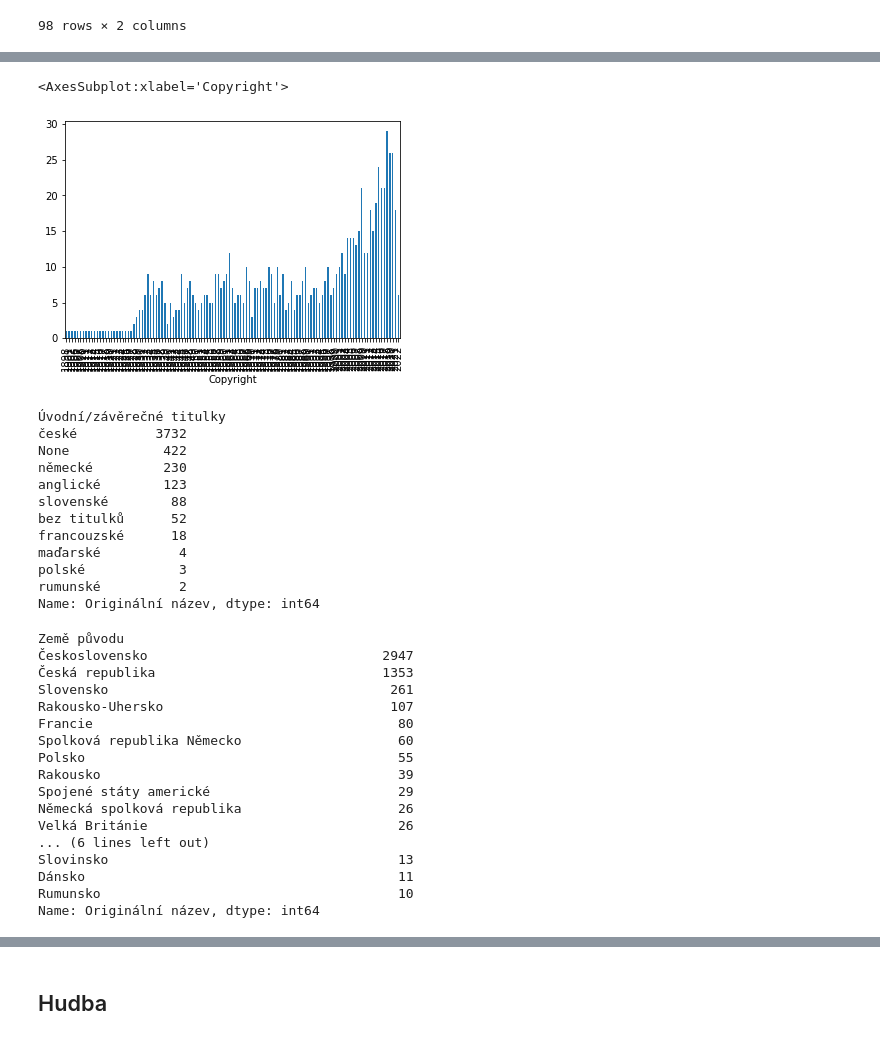
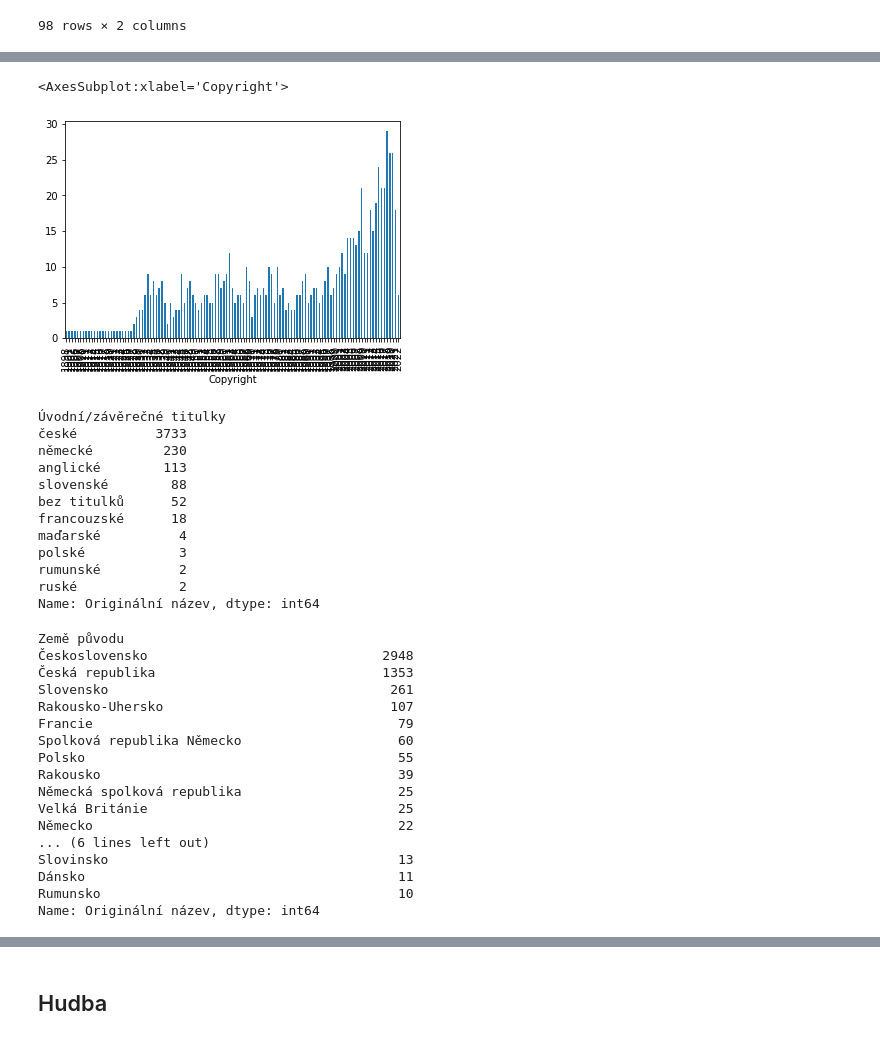
Before and after one commit to DataRozhlas/filmovy-prehled, a Jupyter notebook: 100 explorace filmů.ipynb, the cells around one changed output, grey strips where cells are left out. Drawn from its saved outputs; the diff is of its cells as text; code cells hidden in the pictures.

```diff
--- a/100 explorace filmů.ipynb
+++ b/100 explorace filmů.ipynb
@@ -54,8 +51,8 @@ Dánsko                                        11
 Rumunsko                                      10
 Name: Film, dtype: int64
 # %%
-df = df.explode("Typologie")
-df[df["Typologie"] == "zahraniční"]["Film"].drop_duplicates().to_list()
+df_typ = df.explode("Typologie")
+df_typ[df_typ["Typologie"] == "zahraniční"]["Film"].drop_duplicates().to_list()
 # %% [output]
 ['Krise (401664)', 'Oratorium pro Prahu (401721)', 'Goyovy přízraky (54226)']
 # %%
@@ -308,6 +311,4 @@ popularita("Žánr","budovatelský","min")
 popularita("Žánr","komedie","min")
 # %% [output]
 [figure]
-# %%
-df = df.explode("Země původu")
 # %%
@@ -326,3 +327 @@ popularita("Země původu","Polsko","min")
-# %%
-df = df.explode("Mluveno")
 # %%
@@ -539,38 +552,38 @@ TypeError: unhashable type: 'list'
 # %%
-df.groupby("Copyright")["Mluveno"].nunique().plot.bar()
+df.explode("Mluveno").groupby("Copyright")["Mluveno"].nunique().plot.bar()
 # %% [output]
 <AxesSubplot:xlabel='Copyright'>
-[figure, old version]
+[figure, new version]
 # %%
-df.groupby("Úvodní/závěrečné titulky")["Originální název"].nunique().nlargest(10)
+df.explode("Úvodní/závěrečné titulky").groupby("Úvodní/závěrečné titulky")["Originální název"].nunique().nlargest(10)
 # %% [output]
 Úvodní/závěrečné titulky
-české          3732
-None            422
+české          3733
 německé         230
-anglické        123
+anglické        113
 slovenské        88
 bez titulků      52
 francouzské      18
 maďarské          4
 polské            3
 rumunské          2
+ruské             2
 Name: Originální název, dtype: int64
 # %%
-df.groupby("Země původu")["Originální název"].nunique().nlargest(20)
+df.explode("Země původu").groupby("Země původu")["Originální název"].nunique().nlargest(20)
 # %% [output]
 Země původu
-Československo                              2947
+Československo                              2948
 Česká republika                             1353
 Slovensko                                    261
 Rakousko-Uhersko                             107
-Francie                                       80
+Francie                                       79
 Spolková republika Německo                    60
 Polsko                                        55
 Rakousko                                      39
-Spojené státy americké                        29
-Německá spolková republika                    26
-Velká Británie                                26
+Německá spolková republika                    25
+Velká Británie                                25
+Německo                                       22
 ... (6 lines left out)
 Slovinsko                                     13
 Dánsko                                        11
```
Also changed, not shown: parts of 43 cells of this notebook, 9 other files.
